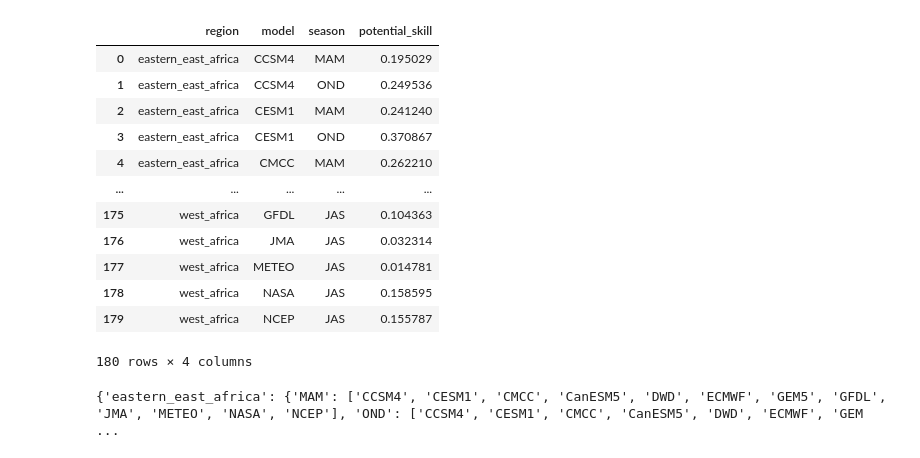
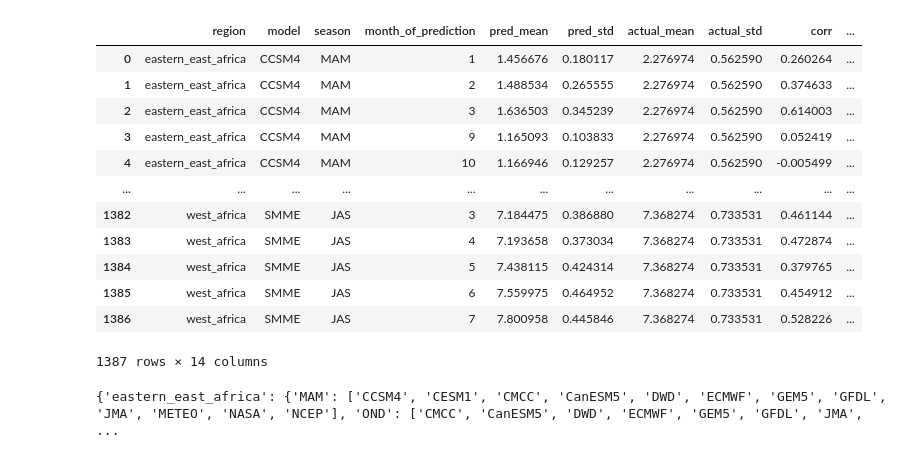
Before and after one commit to yatli24/CHC, a Jupyter notebook: Jupyter notebooks/seasonal_potential_skill_graph.ipynb, the cells around one changed output. Saved outputs shown, nothing was run; the diff lists cells and outputs as text; code cells hidden in the pictures.

```diff
--- a/Jupyter notebooks/seasonal_potential_skill_graph.ipynb
+++ b/Jupyter notebooks/seasonal_potential_skill_graph.ipynb
@@ -137 +112,17 @@ plt.close()
+# %%
+stat_clean
+# %% [output]
+|  | region | model | season | month_of_prediction | pred_mean | pred_std | actual_mean | actual_std | corr | ... |
+| 0 | eastern_east_africa | CCSM4 | MAM | 1 | 1.456676 | 0.180117 | 2.276974 | 0.562590 | 0.260264 | ... |
+| 1 | eastern_east_africa | CCSM4 | MAM | 2 | 1.488534 | 0.265555 | 2.276974 | 0.562590 | 0.374633 | ... |
+| 2 | eastern_east_africa | CCSM4 | MAM | 3 | 1.636503 | 0.345239 | 2.276974 | 0.562590 | 0.614003 | ... |
+| 3 | eastern_east_africa | CCSM4 | MAM | 9 | 1.165093 | 0.103833 | 2.276974 | 0.562590 | 0.052419 | ... |
+| 4 | eastern_east_africa | CCSM4 | MAM | 10 | 1.166946 | 0.129257 | 2.276974 | 0.562590 | -0.005499 | ... |
+| ... | ... | ... | ... | ... | ... | ... | ... | ... | ... | ... |
+| 1382 | west_africa | SMME | JAS | 3 | 7.184475 | 0.386880 | 7.368274 | 0.733531 | 0.461144 | ... |
+| 1383 | west_africa | SMME | JAS | 4 | 7.193658 | 0.373034 | 7.368274 | 0.733531 | 0.472874 | ... |
+| 1384 | west_africa | SMME | JAS | 5 | 7.438115 | 0.424314 | 7.368274 | 0.733531 | 0.379765 | ... |
+| 1385 | west_africa | SMME | JAS | 6 | 7.559975 | 0.464952 | 7.368274 | 0.733531 | 0.454912 | ... |
+| 1386 | west_africa | SMME | JAS | 7 | 7.800958 | 0.445846 | 7.368274 | 0.733531 | 0.528226 | ... |
+1387 rows × 14 columns
 # %%
@@ -150,25 +165,13 @@ def keep_first_months_of_prediction(df):
     return temp.dropna()
 # %%
-potential_skill = keep_first_months_of_prediction(stat_clean[stat_clean['model'] != 'MME'])
+#potential_skill = keep_months_of_prediction(stat_clean[(stat_clean['model'] != 'SMME') & (stat_clean['model'] != 'MME')], 'low')
+potential_skill = keep_months_of_prediction(stat_clean[(stat_clean['model'] != 'SMME') & (stat_clean['model'] != 'MME')], 'medium')
+#potential_skill = keep_months_of_prediction(stat_clean[(stat_clean['model'] != 'SMME') & (stat_clean['model'] != 'MME')], 'high')
+
 potential_skill = potential_skill.drop(columns = ['corr', 'conditional_bias', 'unconditional_bias', 'skill_score'])
 
 # taking the mean of the month of prediction for each region and model and season
 potential_skill = potential_skill.groupby(['region', 'model', 'season'])[['potential_skill']].mean().reset_index()
-potential_skill
-# %% [output]
-|  | region | model | season | potential_skill |
-| 0 | eastern_east_africa | CCSM4 | MAM | 0.195029 |
-| 1 | eastern_east_africa | CCSM4 | OND | 0.249536 |
-| 2 | eastern_east_africa | CESM1 | MAM | 0.241240 |
-| 3 | eastern_east_africa | CESM1 | OND | 0.370867 |
-| 4 | eastern_east_africa | CMCC | MAM | 0.262210 |
-| ... | ... | ... | ... | ... |
-| 175 | west_africa | GFDL | JAS | 0.104363 |
-| 176 | west_africa | JMA | JAS | 0.032314 |
-| 177 | west_africa | METEO | JAS | 0.014781 |
-| 178 | west_africa | NASA | JAS | 0.158595 |
-| 179 | west_africa | NCEP | JAS | 0.155787 |
-180 rows × 4 columns
 # %%
 an = pd.read_csv('data/csv/metrics/region_model_df_high.csv', sep=',', header=0, index_col=0)
 bn = pd.read_csv('data/csv/metrics/region_model_df_low.csv', sep=',', header=0, index_col=0)
@@ -185,11 +186,12 @@ bn = bn[bn['model'] != 'MME'].groupby(['region', 'model', 'season'])[['bn_agreem
 an_bn = an.merge(bn, left_on=['region', 'model', 'season'], right_on=['region', 'model', 'season'], how='left')
 an_bn = an_bn.dropna()
 # %%
+# SMME with hard cutoff
 # merge potential_skill with an_bn on region, model and season
 merged = potential_skill.merge(an_bn, left_on=['region', 'model', 'season'], right_on=['region', 'model', 'season'], how='left')
 merged = merged.dropna()
 
-# keep models with potential skill > 0.3 and an_agreement > 0.4 and bn_agreement > 0.4
+# keep models with potential skill > 0.3 or (an_agreement > 0.4 and bn_agreement > 0.4)
 merged = merged[(merged['potential_skill'] > 0.3) | ((merged['an_agreement'] > 0.4) & (merged['bn_agreement'] > 0.4))]
 merged['region_season'] = merged['region'] + " | " + merged['season'] # compile region and season into one column, split by " | "
 merged = merged.drop(columns = ['region', 'season'])
@@ -205,8 +207,7 @@ for region_season, model_list in models.items():
     if region not in SMME_models:
         SMME_models[region] = {}
     SMME_models[region][season] = model_list
-SMME_models['south_sudan']
 print(SMME_models)
 # %% [output]
-{'eastern_east_africa': {'MAM': ['CCSM4', 'CESM1', 'CMCC', 'CanESM5', 'DWD', 'ECMWF', 'GEM5', 'GFDL', 'JMA', 'METEO', 'NASA', 'NCEP'], 'OND': ['CCSM4', 'CESM1', 'CMCC', 'CanESM5', 'DWD', 'ECMWF', 'GEM ...
+{'eastern_east_africa': {'MAM': ['CCSM4', 'CESM1', 'CMCC', 'CanESM5', 'DWD', 'ECMWF', 'GEM5', 'GFDL', 'JMA', 'METEO', 'NASA', 'NCEP'], 'OND': ['CMCC', 'CanESM5', 'DWD', 'ECMWF', 'GEM5', 'GFDL', 'JMA', ...
 # %%
```
Also changed, not shown: parts of 12 cells of this notebook.
